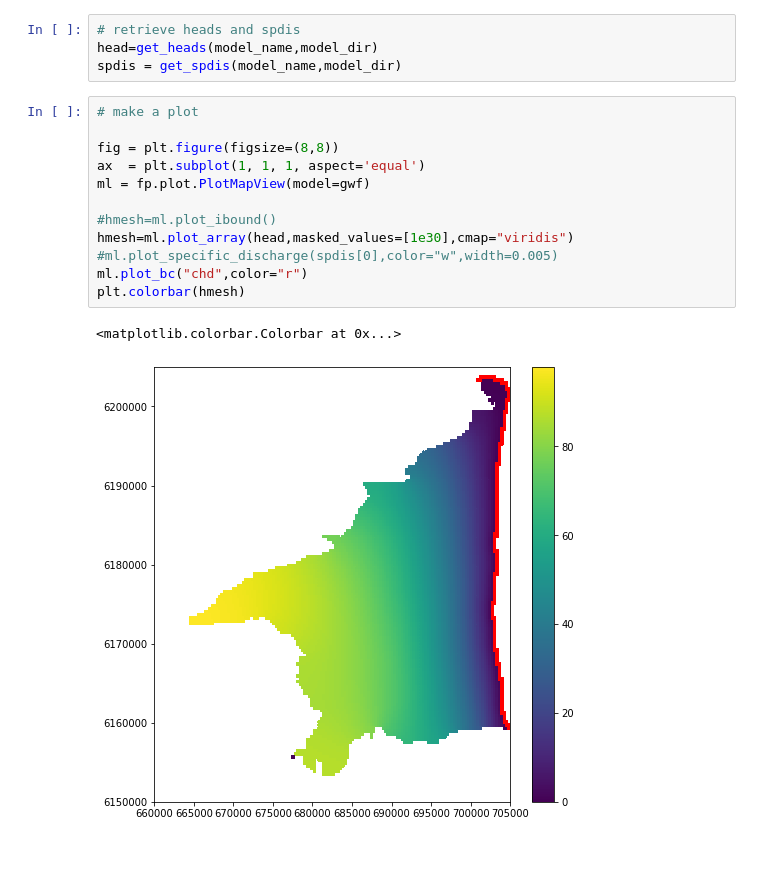
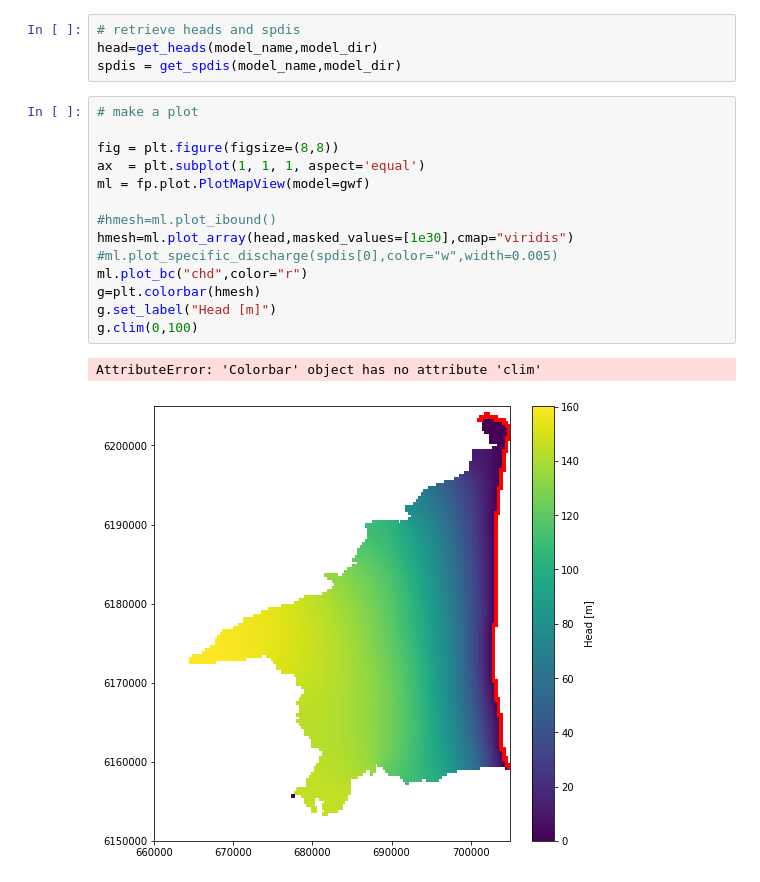
Before and after one commit to LudovicSchorpp/TM_Ludovic_Schorpp, a Jupyter notebook: codes_tests/Modeles2D/test_premier_model/test_premier_model.ipynb, the cells around one changed output. Drawn from its saved outputs; the diff is of its cells as text; blank space fills up the shorter version.

```diff
--- a/codes_tests/Modeles2D/test_premier_model/test_premier_model.ipynb
+++ b/codes_tests/Modeles2D/test_premier_model/test_premier_model.ipynb
@@ -208,18 +194,20 @@ spdis = get_spdis(model_name,model_dir)
 # %%
 # make a plot
 
 fig = plt.figure(figsize=(8,8))
 ax  = plt.subplot(1, 1, 1, aspect='equal')
 ml = fp.plot.PlotMapView(model=gwf)
 
 #hmesh=ml.plot_ibound()
 hmesh=ml.plot_array(head,masked_values=[1e30],cmap="viridis")
 #ml.plot_specific_discharge(spdis[0],color="w",width=0.005)
 ml.plot_bc("chd",color="r")
-plt.colorbar(hmesh)
+g=plt.colorbar(hmesh)
+g.set_label("Head [m]")
+g.clim(0,100)
 # %% [output]
-<matplotlib.colorbar.Colorbar at 0x...>
+AttributeError: 'Colorbar' object has no attribute 'clim'
-[figure, old version]
+[figure, new version]
 # %%
 fig = plt.figure(figsize=(8, 8))
 ax = fig.add_subplot(aspect='equal')
```
Also changed, not shown: parts of 10 cells of this notebook, 9 other files.
